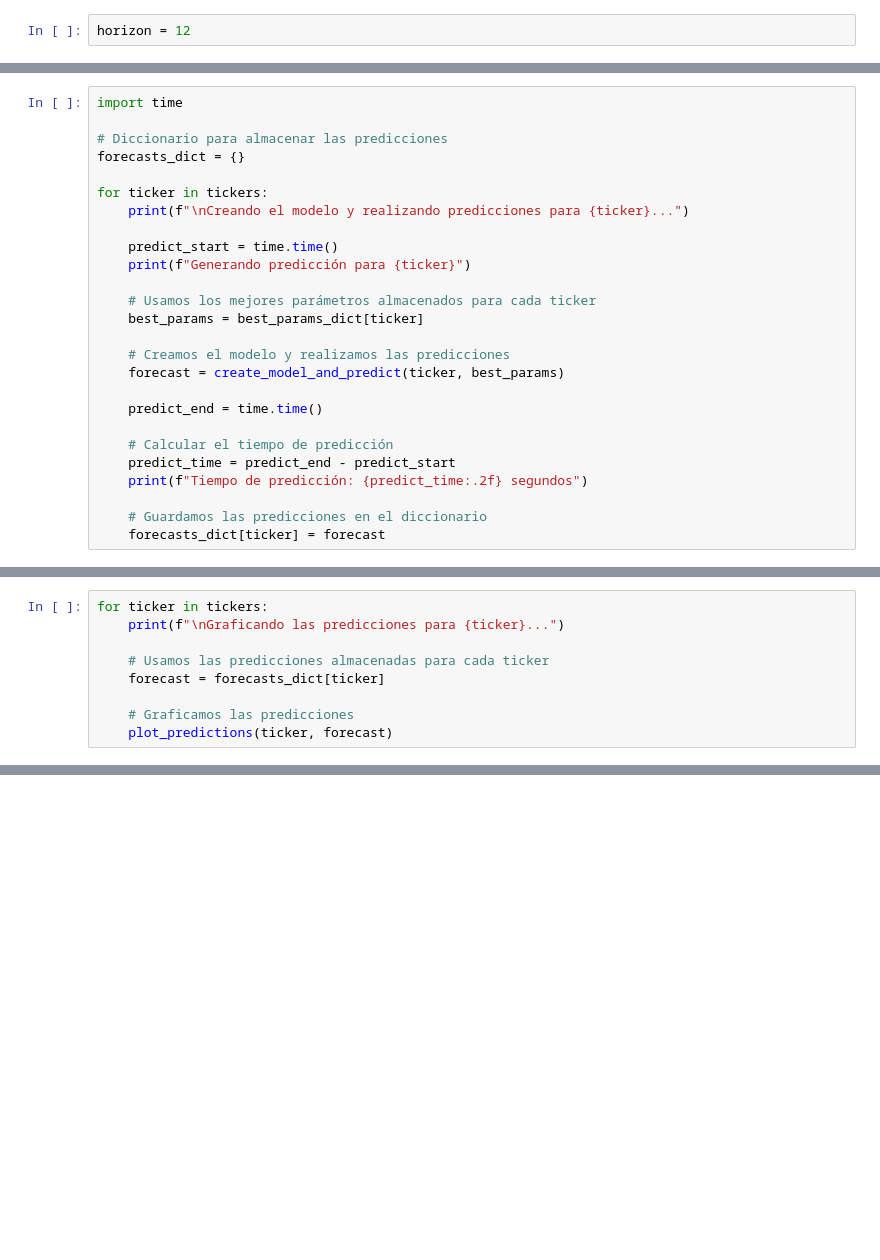
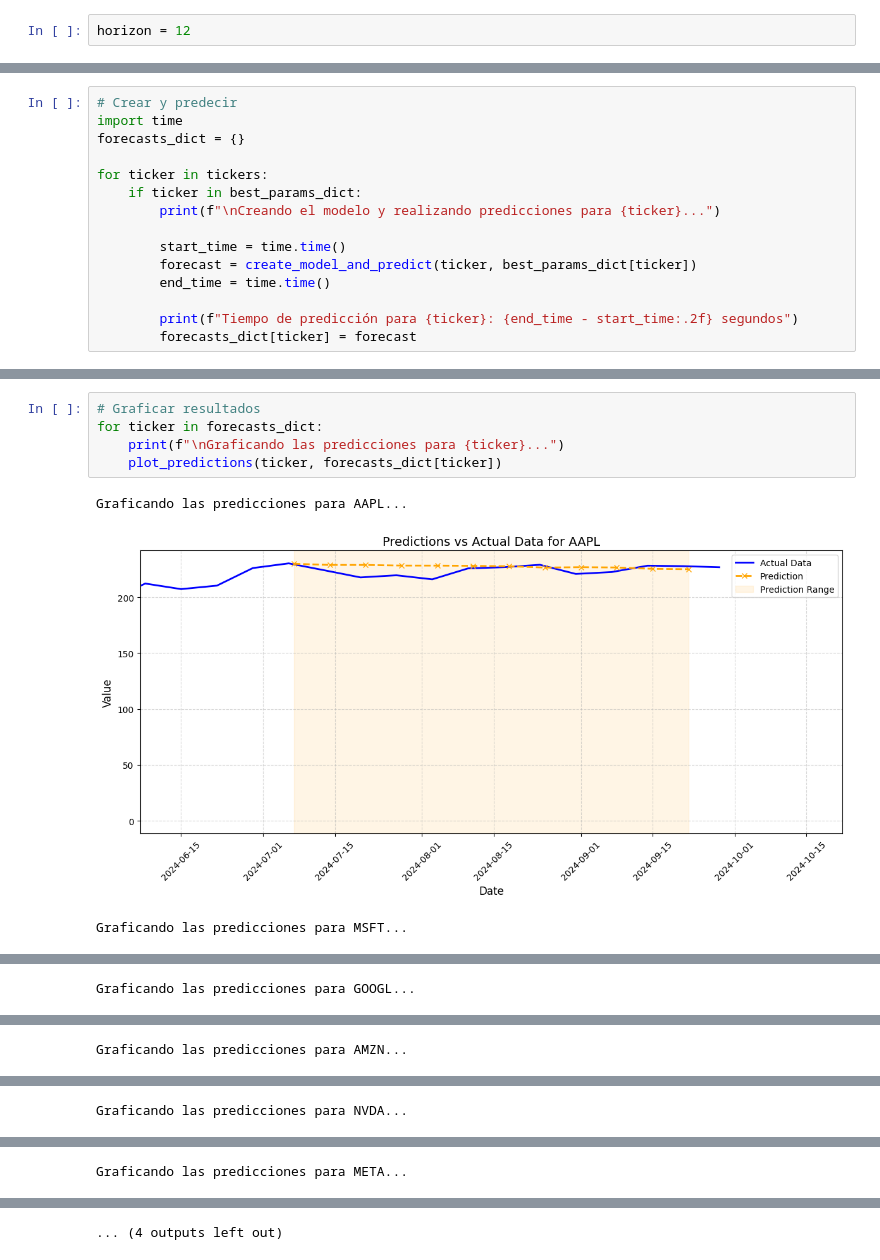
Before and after one commit to marcosherediapimienta/GenerativeAI_TimeSeries, a Jupyter notebook: ARIMA_weekly(h=12).ipynb, the cells around one changed output, grey strips where cells are left out. Cells and saved outputs as stored; diff of their text form; blank space fills up the shorter version.

```diff
--- a/ARIMA_weekly(h=12).ipynb
+++ b/ARIMA_weekly(h=12).ipynb
@@ -192,26 +211,15 @@ KeyboardInterrupt:
 # %%
+# Crear y predecir
 import time
-
-# Diccionario para almacenar las predicciones
 forecasts_dict = {}
 
 for ticker in tickers:
-    print(f"\nCreando el modelo y realizando predicciones para {ticker}...")
+    if ticker in best_params_dict:
+        print(f"\nCreando el modelo y realizando predicciones para {ticker}...")
 
-    predict_start = time.time()
-    print(f"Generando predicción para {ticker}")
+        start_time = time.time()
+        forecast = create_model_and_predict(ticker, best_params_dict[ticker])
+        end_time = time.time()
 
-    # Usamos los mejores parámetros almacenados para cada ticker
-    best_params = best_params_dict[ticker]
-
-    # Creamos el modelo y realizamos las predicciones
-    forecast = create_model_and_predict(ticker, best_params)
-
-    predict_end = time.time()
-
-    # Calcular el tiempo de predicción
-    predict_time = predict_end - predict_start
-    print(f"Tiempo de predicción: {predict_time:.2f} segundos")
-
-    # Guardamos las predicciones en el diccionario
-    forecasts_dict[ticker] = forecast
+        print(f"Tiempo de predicción para {ticker}: {end_time - start_time:.2f} segundos")
+        forecasts_dict[ticker] = forecast
@@ -218,9 +244,9 @@ for ticker in tickers:
 # %%
-for ticker in tickers:
+# Graficar resultados
+for ticker in forecasts_dict:
     print(f"\nGraficando las predicciones para {ticker}...")
-
-    # Usamos las predicciones almacenadas para cada ticker
-    forecast = forecasts_dict[ticker]
-
-    # Graficamos las predicciones
-    plot_predictions(ticker, forecast)
+    plot_predictions(ticker, forecasts_dict[ticker])
+# %% [output]
+Graficando las predicciones para AAPL...
+[figure, added]
+Graficando las predicciones para MSFT...
@@ -226,0 +254 @@ for ticker in tickers:
+Graficando las predicciones para GOOGL...
@@ -226,0 +256 @@ for ticker in tickers:
+Graficando las predicciones para AMZN...
@@ -226,0 +258 @@ for ticker in tickers:
+Graficando las predicciones para NVDA...
@@ -226,0 +260 @@ for ticker in tickers:
+Graficando las predicciones para META...
@@ -226,0 +262 @@ for ticker in tickers:
+... (4 outputs left out)
```
Also changed, not shown: parts of 7 cells of this notebook, 5 other files.
